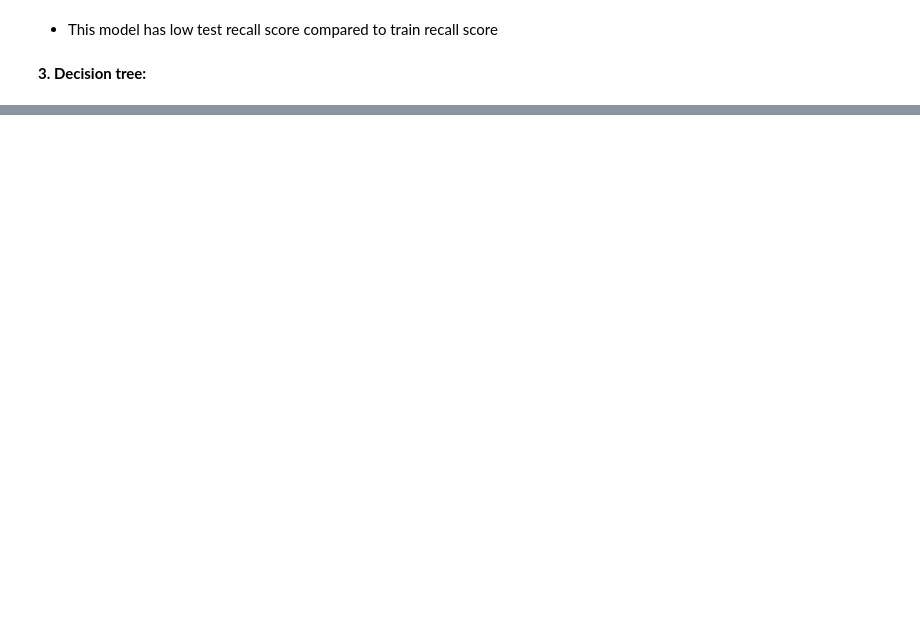
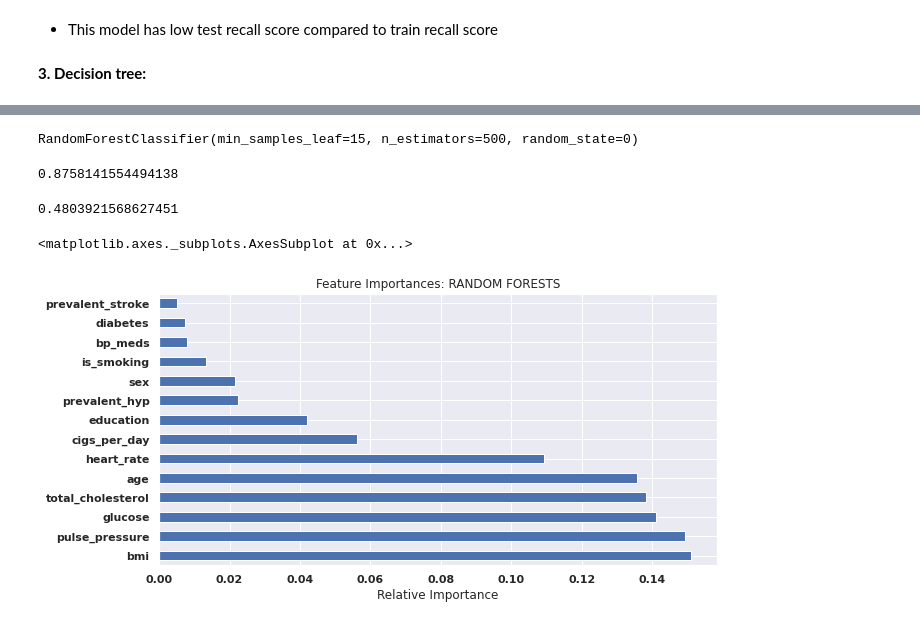
Before and after one commit to shaloy-lewis/cardiovascular_risk_prediction, a Jupyter notebook: Cardiovascular_Risk_Prediction_Shaloy_Lewis.ipynb, the cells around one changed output, grey strips where cells are left out. Drawn from its saved outputs; the diff is of its cells as text; code cells hidden in the pictures; blank space fills up the shorter version.

```diff
--- a/Cardiovascular_Risk_Prediction_Shaloy_Lewis.ipynb
+++ b/Cardiovascular_Risk_Prediction_Shaloy_Lewis.ipynb
@@ -1119,0 +1124,9 @@ plt.show()
+# %%
+# random forest model
+rf_model = RandomForestClassifier(random_state=0)
+rf_params = {'n_estimators':[500],                    # limited due to computational power availability
+             'min_samples_leaf':np.arange(15,31)}     # Approximate range after fitting a decision tree model
+# %%
+rf_gridsearch = GridSearchCV(rf_model,rf_params,cv=4,scoring='recall')
+rf_gridsearch.fit(X_smote,y_smote)
+rf_best_params = rf_gridsearch.best_params_
@@ -1119,0 +1138,10 @@ plt.show()
+# %%
+# Fitting RF model with best parameters
+rf_model = RandomForestClassifier(n_estimators=rf_best_params['n_estimators'],
+                                 min_samples_leaf=rf_best_params['min_samples_leaf'],
+                                 random_state=0)
+# %%
+# fit
+rf_model.fit(X_smote,y_smote)
+# %% [output]
+RandomForestClassifier(min_samples_leaf=15, n_estimators=500, random_state=0)
@@ -1119,0 +1150,6 @@ plt.show()
+# %%
+# train rmse
+rf_train_recall = recall(y_smote,rf_train_pred)
+rf_train_recall
+# %% [output]
+0.8758141554494138
@@ -1119,0 +1158,17 @@ plt.show()
+# %%
+# test rmse
+rf_test_recall = recall(y_test,rf_test_pred)
+rf_test_recall
+# %% [output]
+0.4803921568627451
+# %%
+# Feature importances
+
+rf_feat_imp = pd.Series(rf_model.feature_importances_, index=X.columns)
+plt.figure(figsize=(10,5))
+plt.title('Feature Importances: RANDOM FORESTS')
+plt.xlabel('Relative Importance')
+rf_feat_imp.nlargest(20).plot(kind='barh')
+# %% [output]
+<matplotlib.axes._subplots.AxesSubplot at 0x...>
+[figure, added]
```
Also changed, not shown: parts of 32 cells of this notebook.
